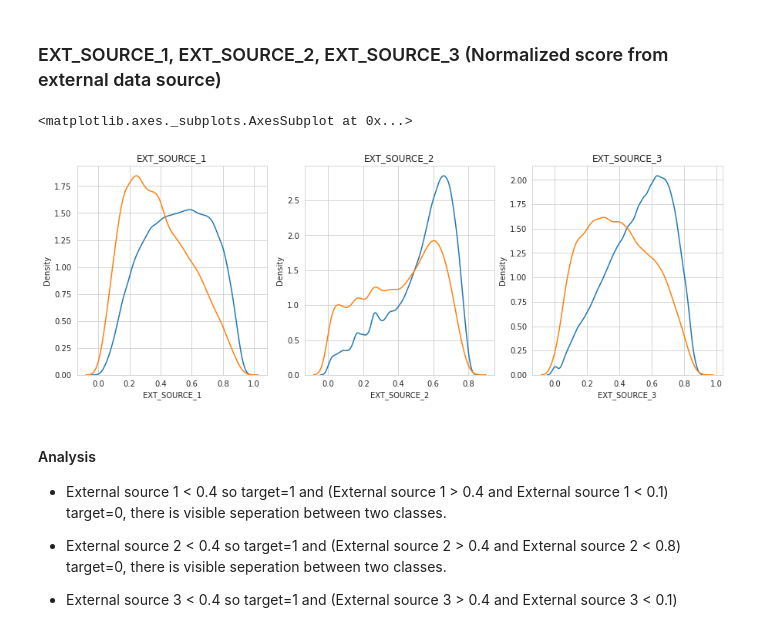
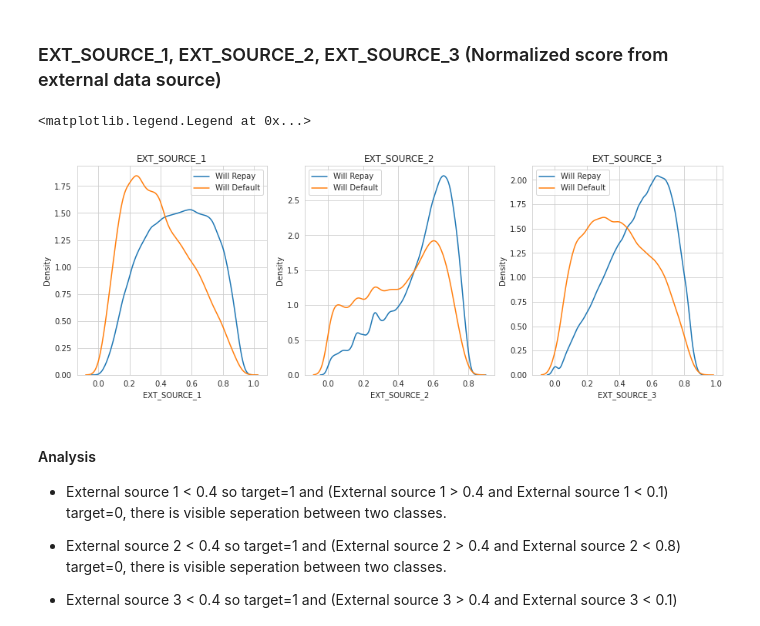
Before and after one commit to wins999/Home_Credit_Loan_Prediction, a Jupyter notebook: Exploratory_Data_Analysis_Home_Credit_v_1.ipynb, the cells around one changed output. Cells and saved outputs as stored; diff of their text form; code cells hidden in the pictures.

```diff
--- a/Exploratory_Data_Analysis_Home_Credit_v_1.ipynb
+++ b/Exploratory_Data_Analysis_Home_Credit_v_1.ipynb
@@ -485,26 +566,29 @@ array(['Kindergarten', 'Self-employed', 'Transport: type 3',
 # %%
 fig,axes=plt.subplots(nrows=1,ncols=3,figsize=(15, 5))
 
 axes[0].title.set_text('EXT_SOURCE_1')
 axes[0].set_xlabel('EXT_SOURCE_1')
 axes[0].set_ylabel('Density')
-sns.kdeplot(app_train.loc[app_train['TARGET'] == 0, 'EXT_SOURCE_1'] , label = 'target == 0',ax=axes[0])
-sns.kdeplot(app_train.loc[app_train['TARGET'] == 1, 'EXT_SOURCE_1'] , label = 'target == 1',ax=axes[0])
+sns.kdeplot(app_train.loc[app_train['TARGET'] == 0, 'EXT_SOURCE_1'] , label = 'Will Repay',ax=axes[0])
+sns.kdeplot(app_train.loc[app_train['TARGET'] == 1, 'EXT_SOURCE_1'] , label = 'Will Default',ax=axes[0])
+axes[0].legend()
 
 axes[1].title.set_text('EXT_SOURCE_2')
 axes[1].set_xlabel('EXT_SOURCE_2')
 axes[1].set_ylabel('Density')
-sns.kdeplot(app_train.loc[app_train['TARGET'] == 0, 'EXT_SOURCE_2'] , label = 'target == 0',ax=axes[1])
-sns.kdeplot(app_train.loc[app_train['TARGET'] == 1, 'EXT_SOURCE_2'] , label = 'target == 1',ax=axes[1])
+sns.kdeplot(app_train.loc[app_train['TARGET'] == 0, 'EXT_SOURCE_2'] , label = 'Will Repay',ax=axes[1])
+sns.kdeplot(app_train.loc[app_train['TARGET'] == 1, 'EXT_SOURCE_2'] , label = 'Will Default',ax=axes[1])
+axes[1].legend()
 
 axes[2].title.set_text('EXT_SOURCE_3')
 axes[2].set_xlabel('EXT_SOURCE_3')
 axes[2].set_ylabel('Density')
-sns.kdeplot(app_train.loc[app_train['TARGET'] == 0, 'EXT_SOURCE_3'] , label = 'target == 0',ax=axes[2])
-sns.kdeplot(app_train.loc[app_train['TARGET'] == 1, 'EXT_SOURCE_3'] , label = 'target == 1',ax=axes[2])
+sns.kdeplot(app_train.loc[app_train['TARGET'] == 0, 'EXT_SOURCE_3'] , label = 'Will Repay',ax=axes[2])
+sns.kdeplot(app_train.loc[app_train['TARGET'] == 1, 'EXT_SOURCE_3'] , label = 'Will Default',ax=axes[2])
+axes[2].legend()
 # %% [output]
-<matplotlib.axes._subplots.AxesSubplot at 0x...>
+<matplotlib.legend.Legend at 0x...>
-[figure, old version]
+[figure, new version]
 # %% [markdown]
 <h4>Analysis</h4>
 
```
Also changed, not shown: parts of 23 cells of this notebook.
